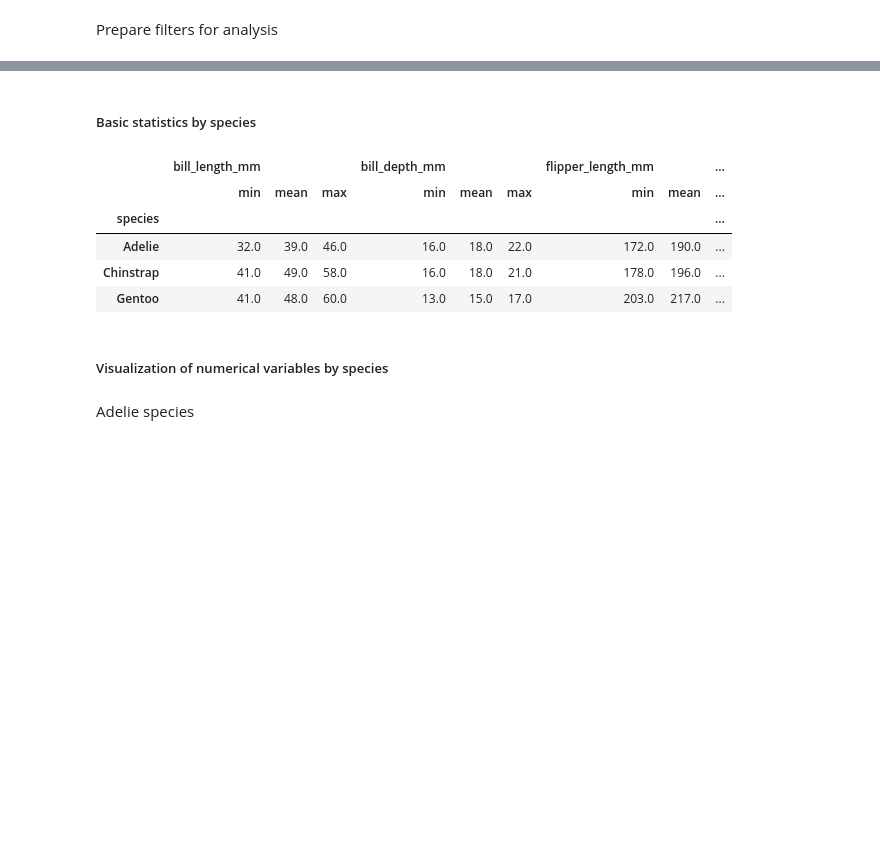
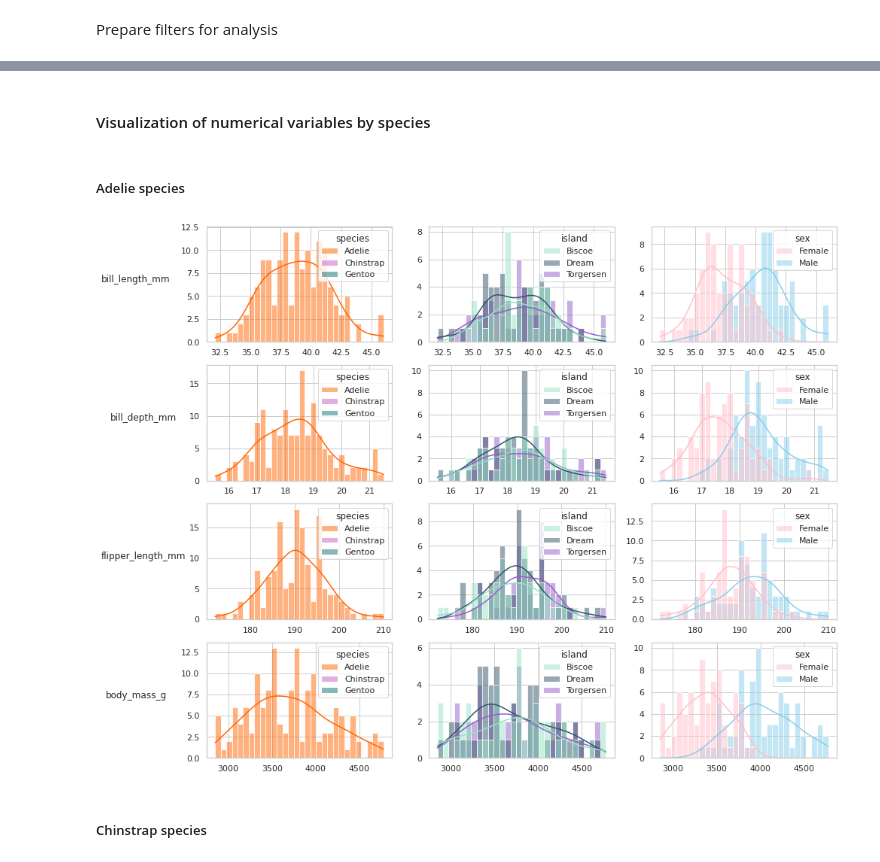
Before and after one commit to mazzaroli/EDA, a Jupyter notebook: personal-project/notebook.ipynb, the cells around one changed output, grey strips where cells are left out. Cells and saved outputs as stored; diff of their text form; code cells hidden in the pictures; blank space fills up the shorter version.

```diff
--- a/personal-project/notebook.ipynb
+++ b/personal-project/notebook.ipynb
@@ -458,16 +500,27 @@ With the last graph we can conclude that:
 # %% [markdown]
-##### Basic statistics by species
+#### Visualization of numerical variables by species
-# %%
-df2.groupby('species',sort=True).agg(['min','mean','max']).round()
-# %% [output]
-|  | bill_length_mm |  |  | bill_depth_mm |  |  | flipper_length_mm |  | ... |
-|  | min | mean | max | min | mean | max | min | mean | ... |
-| species |  |  |  |  |  |  |  |  | ... |
-| Adelie | 32.0 | 39.0 | 46.0 | 16.0 | 18.0 | 22.0 | 172.0 | 190.0 | ... |
-| Chinstrap | 41.0 | 49.0 | 58.0 | 16.0 | 18.0 | 21.0 | 178.0 | 196.0 | ... |
-| Gentoo | 41.0 | 48.0 | 60.0 | 13.0 | 15.0 | 17.0 | 203.0 | 217.0 | ... |
-# %% [markdown]
-##### Visualization of numerical variables by species
-# %% [markdown]
-Adelie species
+# %% [markdown]
+##### Adelie species
+# %%
+fig,ax = plt.subplots(len(numeric_columns),len(species), figsize=(15,13))
+bins = 20
+for i, i_col in enumerate(numeric_columns):
+    for j, j_col in enumerate(category_columns):
+        sns.histplot(
+            ax=ax[i][j],
+            data=df2[adelie],
+            x=i_col,
+            hue=j_col,
+            multiple='layer',
+            bins=30,
+            kde=True,
+            palette=penguin_color,
+            )
+
+        ax[i][j].set_ylabel(numeric_columns[i], labelpad=60,rotation=0) if j==0 else ax[i][j].set_ylabel(None)
+        ax[i][j].set_xlabel(None)
+# %% [output]
+[figure, added]
+# %% [markdown]
+##### Chinstrap species
 # %%
```
Also changed, not shown: parts of 27 cells of this notebook, 1 other file.
